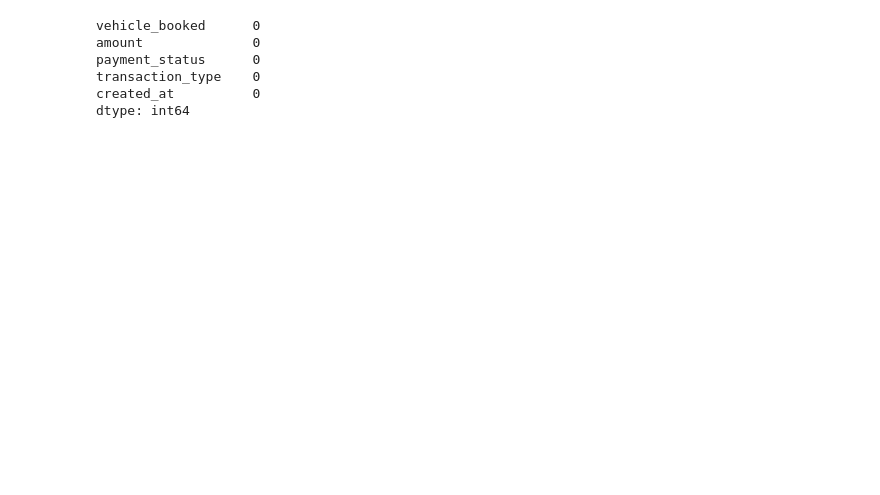
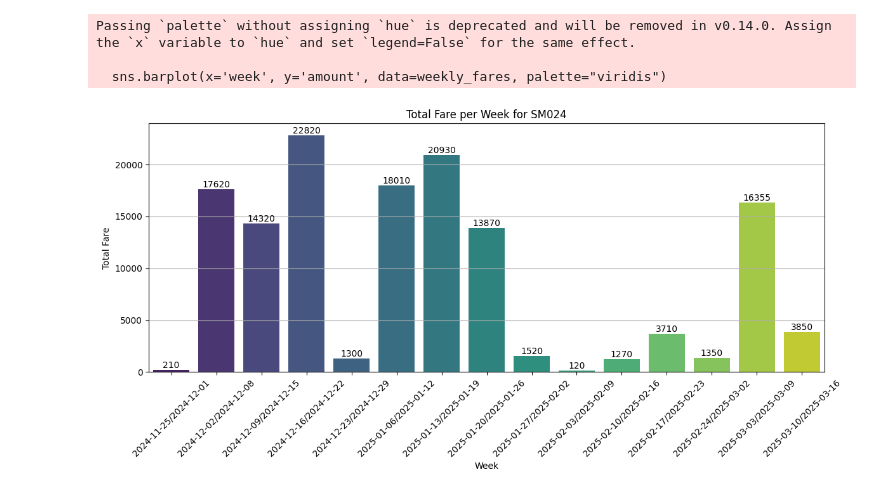
Before and after one commit to TJselevani/python-analysis, a Jupyter notebook: eda/week.ipynb, the cells around one changed output. Cells and saved outputs as stored; diff of their text form; code cells hidden in the pictures; blank space fills up the shorter version.

```diff
--- a/eda/week.ipynb
+++ b/eda/week.ipynb
@@ -53,0 +29,20 @@ data.describe()
+# %%
+def format_minutes_xticks():
+    """Returns tick positions and labels for minutes of the day."""
+    return range(0, 1441, 60), [f"{h}:00" for h in range(0, 25)]
+
+def format_hours_xticks():
+    """Returns tick positions and labels for hours of the day."""
+    return range(0, 25, 1), [f"{h}:00" for h in range(0, 25)]
+
+def format_weeks_xticks(week_labels):
+    """Returns tick positions and labels for weeks."""
+    return range(len(week_labels)), week_labels
+
+def format_months_xticks(month_labels):
+    """Returns tick positions and labels for months."""
+    return range(len(month_labels)), month_labels
+
+def format_years_xticks(year_labels):
+    """Returns tick positions and labels for years."""
+    return range(len(year_labels)), year_labels
@@ -54,11 +59,4 @@ data.describe()
 # %%
-data.isnull().sum()
+#data.isnull().sum()
-# %% [output]
-vehicle_booked      0
-amount              0
-payment_status      0
-transaction_type    0
-created_at          0
-dtype: int64
 # %%
 #Data Visualization
@@ -64,0 +87,31 @@ dtype: int64
+# %%
+""" {2} """
+# Aggregate total fare for each week
+weekly_fares = vehicle_data.groupby('week')['amount'].sum().reset_index()
+
+# Plot weekly fare as a bar graph
+plt.figure(figsize=(12, 6))
+sns.barplot(x='week', y='amount', data=weekly_fares, palette="viridis")
+
+plt.title(f"Total Fare per Week for {selected_vehicle}")
+
+plt.xlabel("Week")
+plt.ylabel("Total Fare")
+
+week_labels = sorted(data['week'].unique())  # Ensure weeks are sorted
+xticks, labels = format_weeks_xticks(week_labels)
+plt.xticks(xticks, labels=labels, rotation=45)
+plt.grid(axis='y')
+
+# Add annotations for each bar
+for i, amount in enumerate(weekly_fares['amount']):
+    plt.text(i, amount, f"{amount}", ha='center', va='bottom')
+
+plt.tight_layout()  # Adjust layout so annotations fit
+
+plt.show()
+# %% [output]
+Passing `palette` without assigning `hue` is deprecated and will be removed in v0.14.0. Assign the `x` variable to `hue` and set `legend=False` for the same effect.
+
+  sns.barplot(x='week', y='amount', data=weekly_fares, palette="viridis")
+[figure, added]
```
Also changed, not shown: parts of 13 cells of this notebook, 9 other files.
